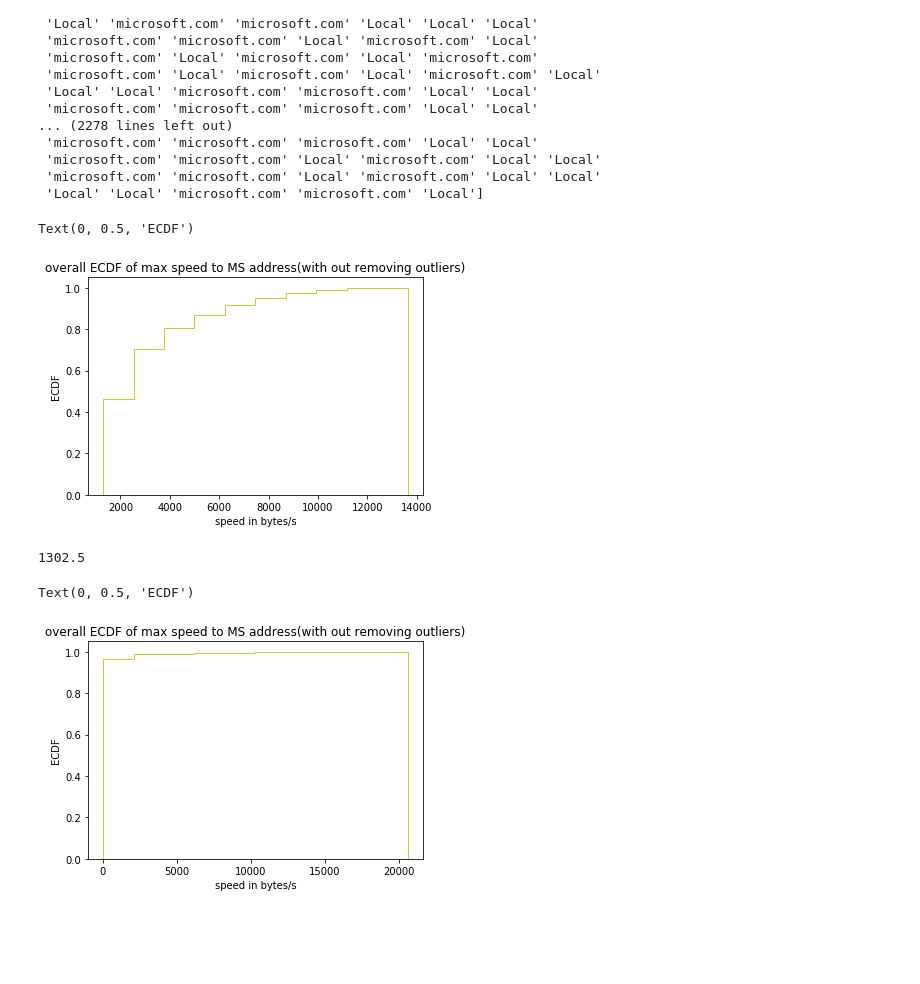
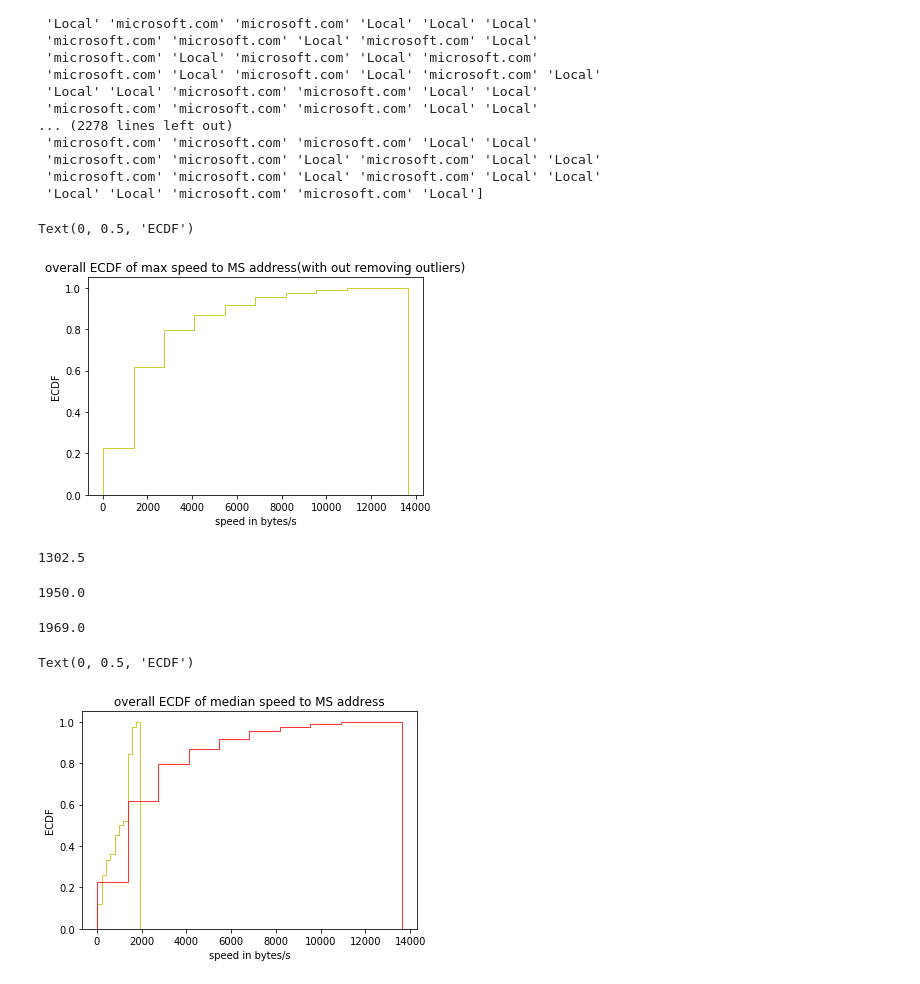
Before and after one commit to wnykuang/activation_detector, a Jupyter notebook: EDA_modeling_final1a.ipynb, the cells around one changed output. Drawn from its saved outputs; the diff is of its cells as text; code cells hidden in the pictures; blank space fills up the shorter version.

Commit message:
graph

```diff
--- a/EDA_modeling_final1a.ipynb
+++ b/EDA_modeling_final1a.ipynb
@@ -2857,8 +2857,6 @@ median_among_activatiosn = generate_medians_paths(activations_csv_paths)
 medians_speeds_activations = []
 for median in median_among_activatiosn:
     for m in median:
-        if m < 1301:
-            continue
         medians_speeds_activations.append(m)
 # %%
 temp = np.asarray(medians_speeds_activations)
@@ -2869,7 +2867,7 @@ plt.xlabel("speed in bytes/s")
 plt.ylabel("ECDF")
 # %% [output]
 Text(0, 0.5, 'ECDF')
-[figure, old version]
+[figure, new version]
 # %%
 min(medians_speeds_activations)
 # %% [output]
@@ -2877,14 +2875,32 @@ min(medians_speeds_activations)
 # %%
 all_medians_idles = []
 for ls in medians_among_idles:
-    all_medians_idles += ls
+    for v in ls:
+        all_medians_idles.append(v)
+# %%
+np.percentile(all_medians_idles, 95)
+#95% speeds from median is lower than 1950
+# %% [output]
+1950.0
+# %%
+np.percentile(medians_speeds_activations, 37)
+#37% speeds of activations is lower than 1960.
+# %% [output]
+1969.0
+# %%
+filtered_medians_idle = np.asanyarray(all_medians_idles)
+filtered_medians_idle = filtered_medians_idle[filtered_medians_idle < 1950]
 # %%
-temp = np.asarray(all_medians_idles)
+temp = filtered_medians_idle
+temp2 = np.asarray(medians_speeds_activations)
 plt.hist(temp, density=True, cumulative=True, label='CDF',
          histtype='step', alpha=0.8, color='y')
-plt.title("overall ECDF of max speed to MS address(with out removing outliers)")
+plt.hist(temp2, density=True, cumulative=True, label='CDF',
+         histtype='step', alpha=0.8, color='r')
+
+plt.title("overall ECDF of median speed to MS address")
 plt.xlabel("speed in bytes/s")
 plt.ylabel("ECDF")
 # %% [output]
 Text(0, 0.5, 'ECDF')
-[figure, old version]
+[figure, new version]
```
Also changed, not shown: parts of 2 cells of this notebook.
